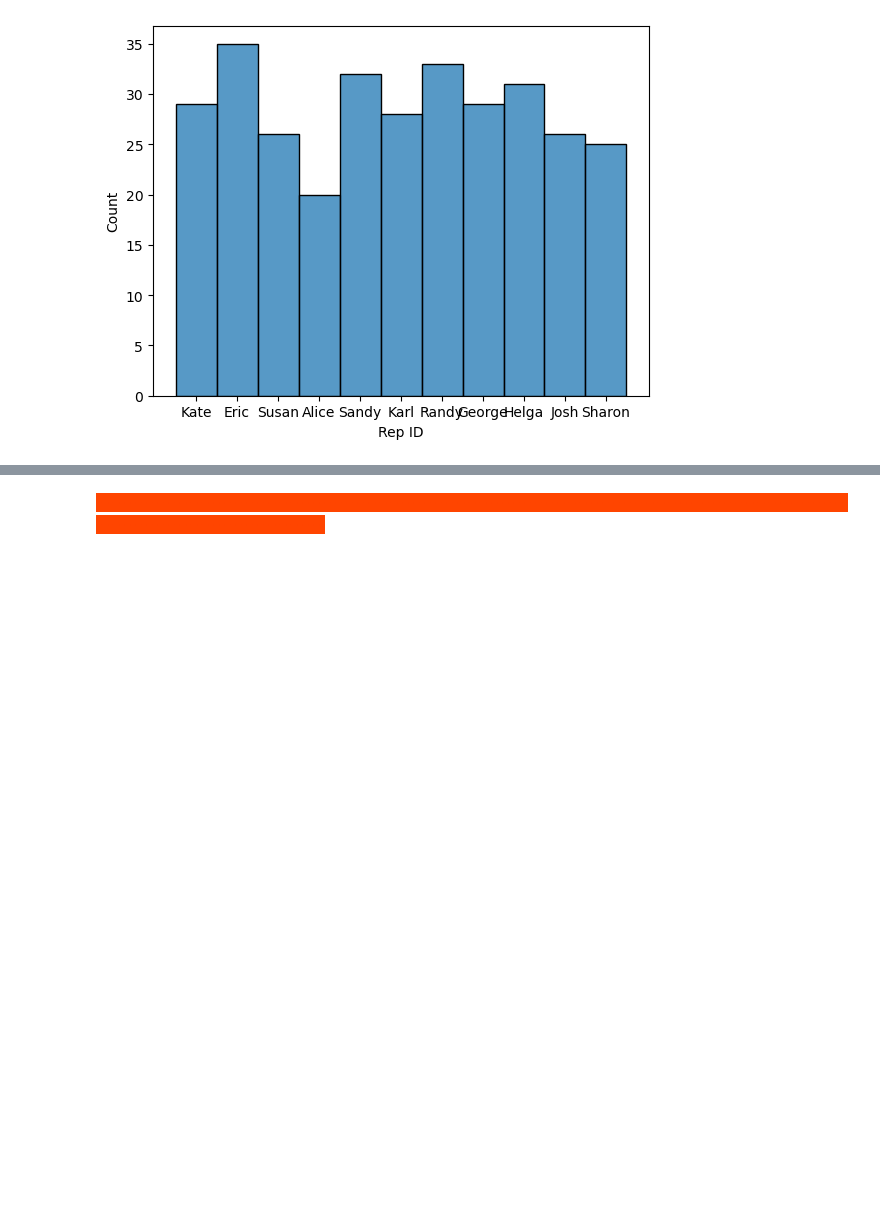
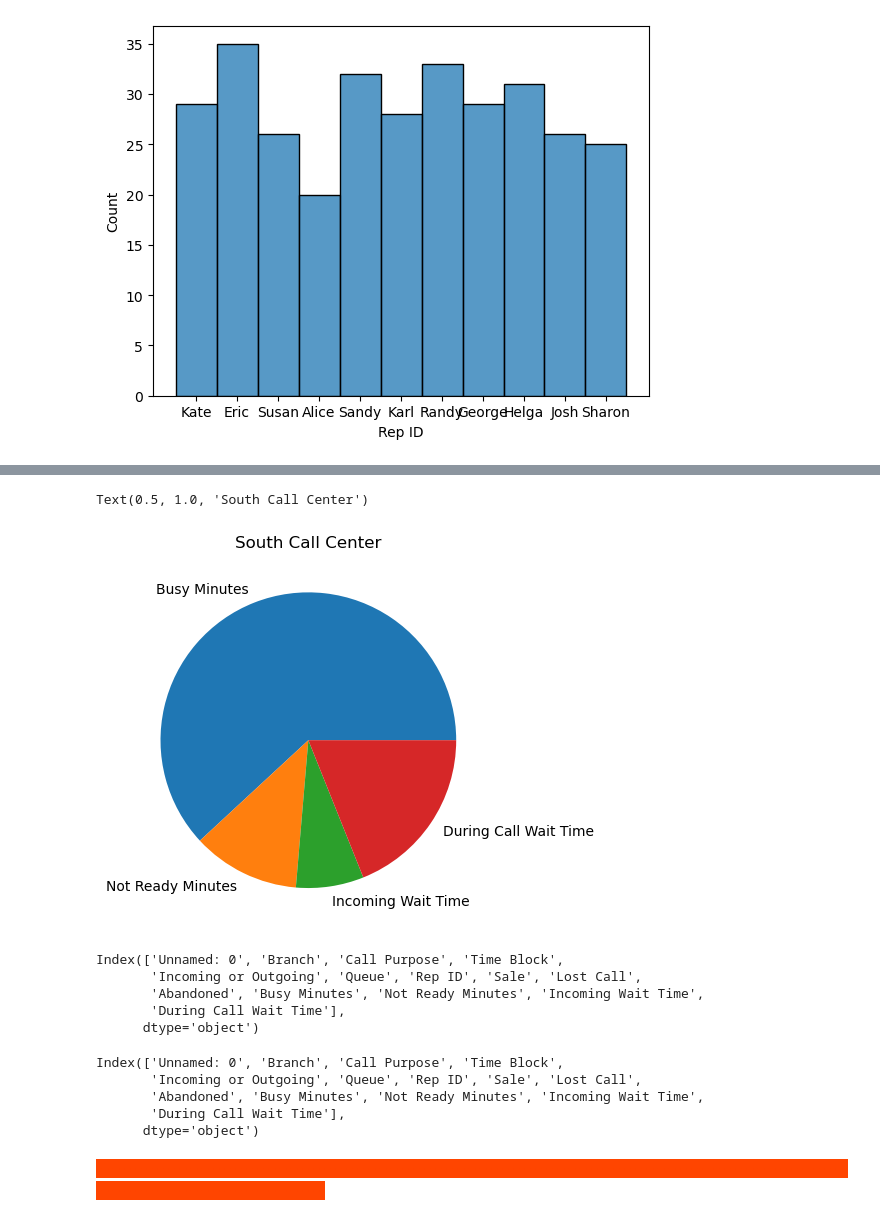
Before and after one commit to odelmas-sci/call-center-cleanup-assignment-2, a Jupyter notebook: Call_Center_Cleanup.ipynb, the cells around one changed output, grey strips where cells are left out. Saved outputs shown, nothing was run; the diff lists cells and outputs as text; code cells hidden in the pictures; blank space fills up the shorter version.

```diff
--- a/Call_Center_Cleanup.ipynb
+++ b/Call_Center_Cleanup.ipynb
@@ -189,4 +191,6 @@ Name: Incoming Wait Time, dtype: int64
 #Fill in missing values for Incoming Wait Time feature for South Call Center
 south_df["Incoming Wait Time"] = south_df["Incoming Wait Time"].fillna("No Wait")
 south_df["Incoming Wait Time"].value_counts(ascending = True)
+south_df["Incoming Wait Time"] = south_df["Incoming Wait Time"].replace({"No Wait": 0.0})
+south_df["Incoming Wait Time"].value_counts(ascending = True) #changed No Wait to 0.0 so I can analyze it later
 # %% [output]
@@ -278,3 +310,32 @@ bar_NRM_reps_south = sns.barplot(x = 'Rep ID',y = 'Not Ready Minutes',data = sou
+# %%
+minutes_south = [south_df['Busy Minutes'].mean(), south_df['Not Ready Minutes'].mean(), south_df['Incoming Wait Time'].mean(),
+        south_df['During Call Wait Time'].mean()]
+labels = ["Busy Minutes", "Not Ready Minutes", "Incoming Wait Time", "During Call Wait Time"]
+plt.pie(minutes_south, labels = labels)
+plt.title("South Call Center")
+# %% [output]
+Text(0.5, 1.0, 'South Call Center')
+[figure, added]
+# %%
+#dropping Calls columns
+north_df_drop = north_df.drop(["Calls"], axis = 1)
+north_df_drop.columns
+# %% [output]
+Index(['Unnamed: 0', 'Branch', 'Call Purpose', 'Time Block',
+       'Incoming or Outgoing', 'Queue', 'Rep ID', 'Sale', 'Lost Call',
+       'Abandoned', 'Busy Minutes', 'Not Ready Minutes', 'Incoming Wait Time',
+       'During Call Wait Time'],
+      dtype='object')
+# %%
+#dropping Calls columns
+south_df_drop = south_df.drop(["Calls"], axis = 1)
+south_df_drop.columns
+# %% [output]
+Index(['Unnamed: 0', 'Branch', 'Call Purpose', 'Time Block',
+       'Incoming or Outgoing', 'Queue', 'Rep ID', 'Sale', 'Lost Call',
+       'Abandoned', 'Busy Minutes', 'Not Ready Minutes', 'Incoming Wait Time',
+       'During Call Wait Time'],
+      dtype='object')
 # %% [markdown]
 <span style="background-color:orangered; color:orangered;">- - - - - - - - - - - - - - - - - - - - - - - - - - - - - - - - - - - - - - - - - - - - - - - - - - - - - - - - - - - - - - - - - - - - - - - - - - - - - - - - - - - - - - - - -</span>
 # %% [markdown]
```
Also changed, not shown: parts of 16 cells of this notebook.
